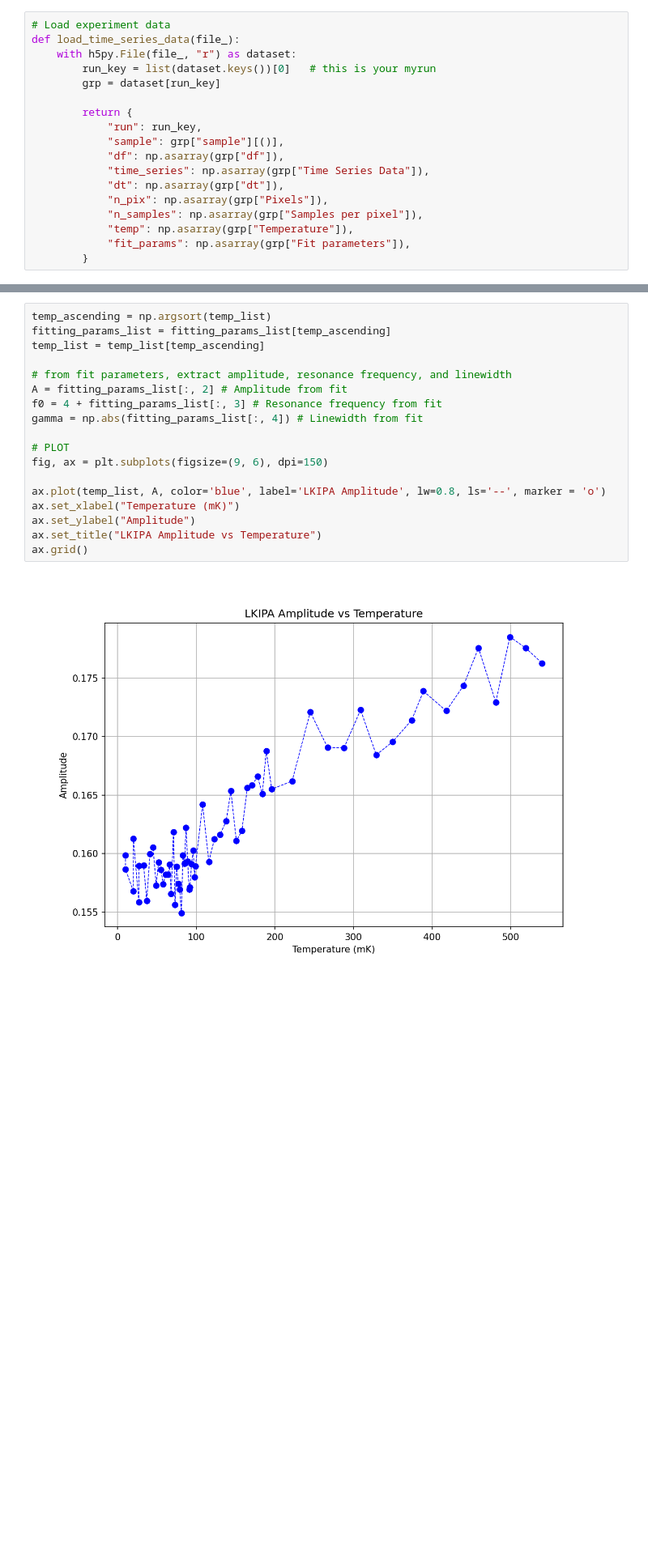
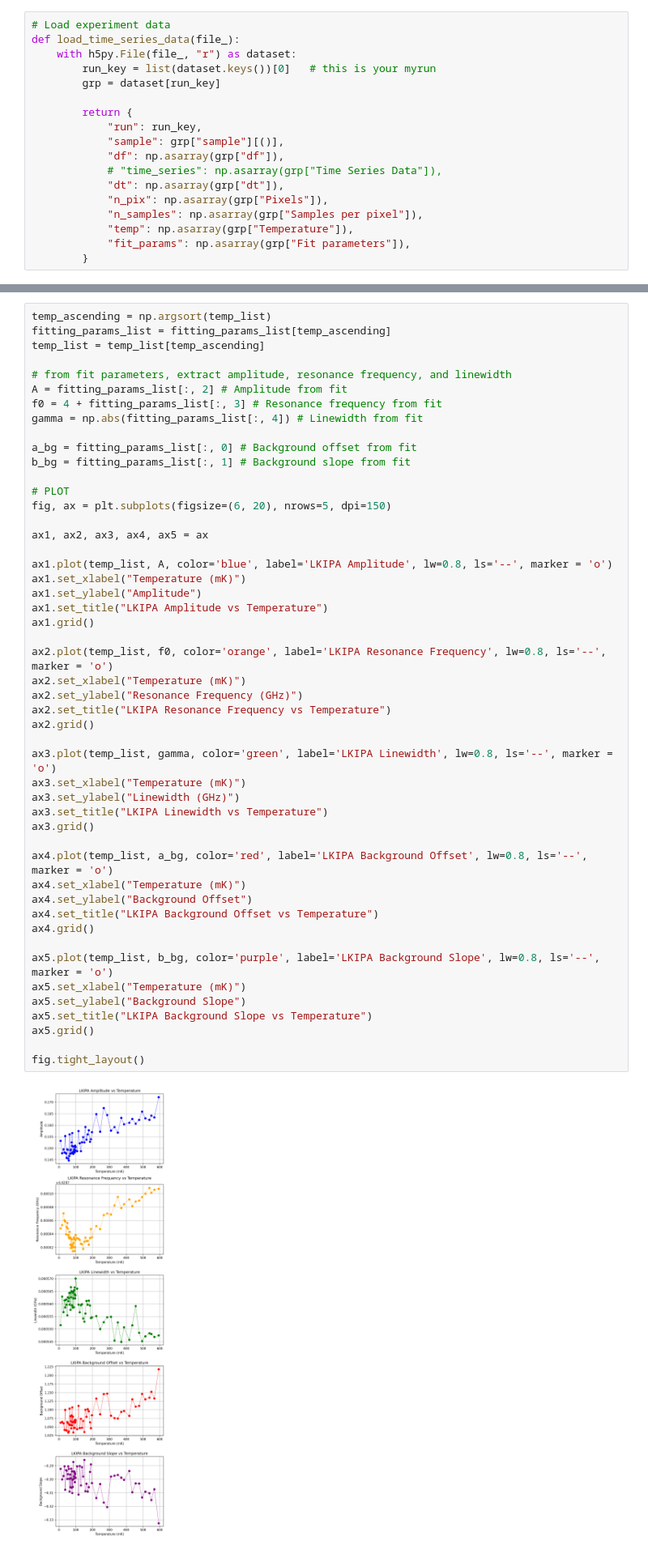
Before and after one commit to jaianandiyer690/Presto-Measurement-Scripts, a Jupyter notebook: Planck/LKIPA-Resonance-Analysis.ipynb, the cells around one changed output, grey strips where cells are left out. Shown at 81% size. Drawn from its saved outputs; the diff is of its cells as text; blank space fills up the shorter version.

Commit message:
Resonance Analysis

```diff
--- a/Planck/LKIPA-Resonance-Analysis.ipynb
+++ b/Planck/LKIPA-Resonance-Analysis.ipynb
@@ -40,7 +40,7 @@ def load_time_series_data(file_):
             "run": run_key,
             "sample": grp["sample"][()],
             "df": np.asarray(grp["df"]),
-            "time_series": np.asarray(grp["Time Series Data"]),
+            # "time_series": np.asarray(grp["Time Series Data"]),
             "dt": np.asarray(grp["dt"]),
             "n_pix": np.asarray(grp["Pixels"]),
             "n_samples": np.asarray(grp["Samples per pixel"]),
@@ -109,21 +109,52 @@ with tqdm(files, desc="Processing files") as pbar:
 # %%
 temp_ascending = np.argsort(temp_list)
 fitting_params_list = fitting_params_list[temp_ascending]
 temp_list = temp_list[temp_ascending]
 
 # from fit parameters, extract amplitude, resonance frequency, and linewidth
 A = fitting_params_list[:, 2] # Amplitude from fit
 f0 = 4 + fitting_params_list[:, 3] # Resonance frequency from fit
 gamma = np.abs(fitting_params_list[:, 4]) # Linewidth from fit
 
+a_bg = fitting_params_list[:, 0] # Background offset from fit
+b_bg = fitting_params_list[:, 1] # Background slope from fit
+
 # PLOT
-fig, ax = plt.subplots(figsize=(9, 6), dpi=150)
+fig, ax = plt.subplots(figsize=(6, 20), nrows=5, dpi=150)
 
-ax.plot(temp_list, A, color='blue', label='LKIPA Amplitude', lw=0.8, ls='--', marker = 'o')
-ax.set_xlabel("Temperature (mK)")
-ax.set_ylabel("Amplitude")
-ax.set_title("LKIPA Amplitude vs Temperature")
-ax.grid()
+ax1, ax2, ax3, ax4, ax5 = ax
+
+ax1.plot(temp_list, A, color='blue', label='LKIPA Amplitude', lw=0.8, ls='--', marker = 'o')
+ax1.set_xlabel("Temperature (mK)")
+ax1.set_ylabel("Amplitude")
+ax1.set_title("LKIPA Amplitude vs Temperature")
+ax1.grid()
+
+ax2.plot(temp_list, f0, color='orange', label='LKIPA Resonance Frequency', lw=0.8, ls='--', marker = 'o')
+ax2.set_xlabel("Temperature (mK)")
+ax2.set_ylabel("Resonance Frequency (GHz)")
+ax2.set_title("LKIPA Resonance Frequency vs Temperature")
+ax2.grid()
+
+ax3.plot(temp_list, gamma, color='green', label='LKIPA Linewidth', lw=0.8, ls='--', marker = 'o')
+ax3.set_xlabel("Temperature (mK)")
+ax3.set_ylabel("Linewidth (GHz)")
+ax3.set_title("LKIPA Linewidth vs Temperature")
+ax3.grid()
+
+ax4.plot(temp_list, a_bg, color='red', label='LKIPA Background Offset', lw=0.8, ls='--', marker = 'o')
+ax4.set_xlabel("Temperature (mK)")
+ax4.set_ylabel("Background Offset")
+ax4.set_title("LKIPA Background Offset vs Temperature")
+ax4.grid()
+
+ax5.plot(temp_list, b_bg, color='purple', label='LKIPA Background Slope', lw=0.8, ls='--', marker = 'o')
+ax5.set_xlabel("Temperature (mK)")
+ax5.set_ylabel("Background Slope")
+ax5.set_title("LKIPA Background Slope vs Temperature")
+ax5.grid()
+
+fig.tight_layout()
 # %% [output]
-[figure, old version]
+[figure, new version]
 # %% [markdown]
```
Also changed, not shown: parts of 5 cells of this notebook, 1 other file.
